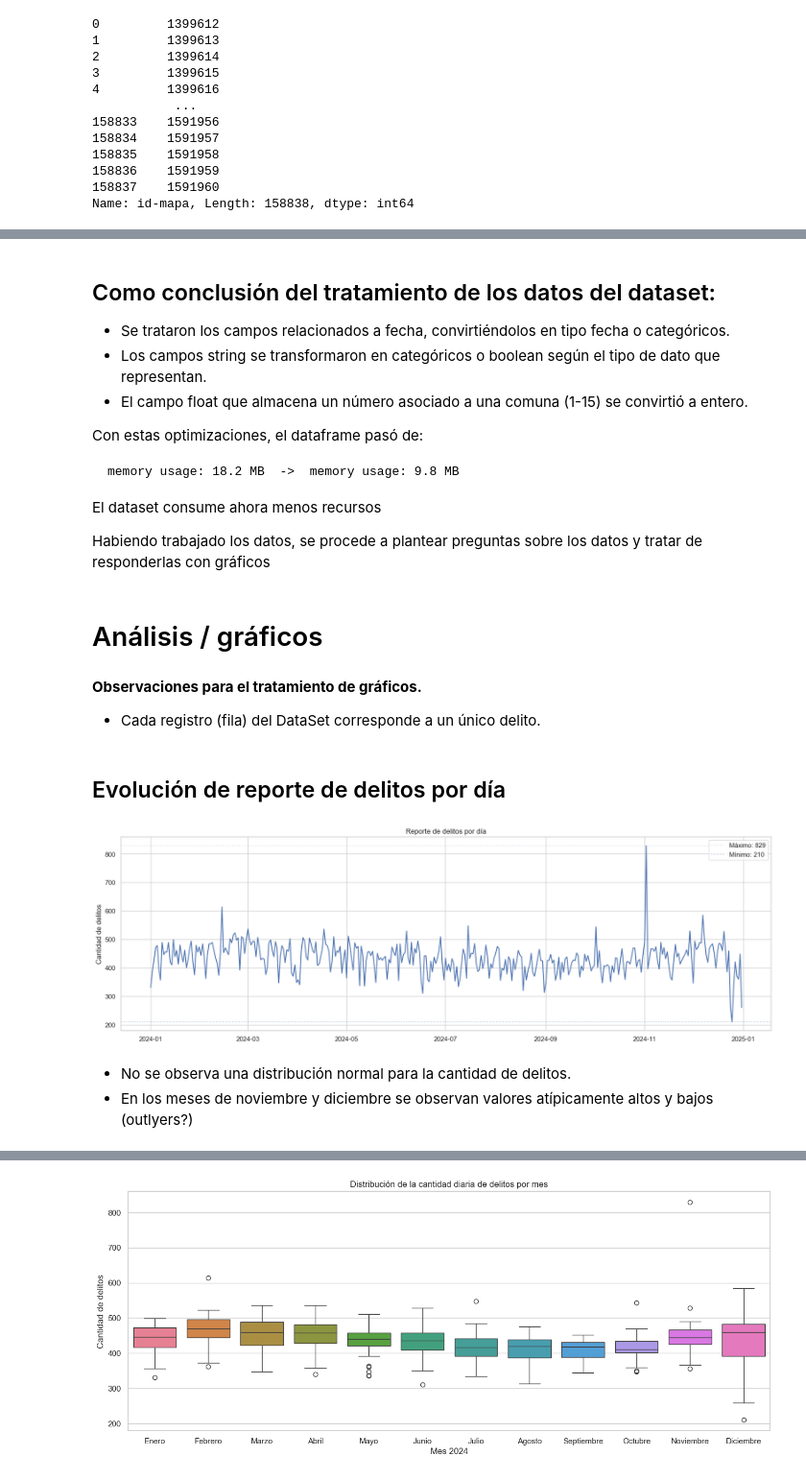
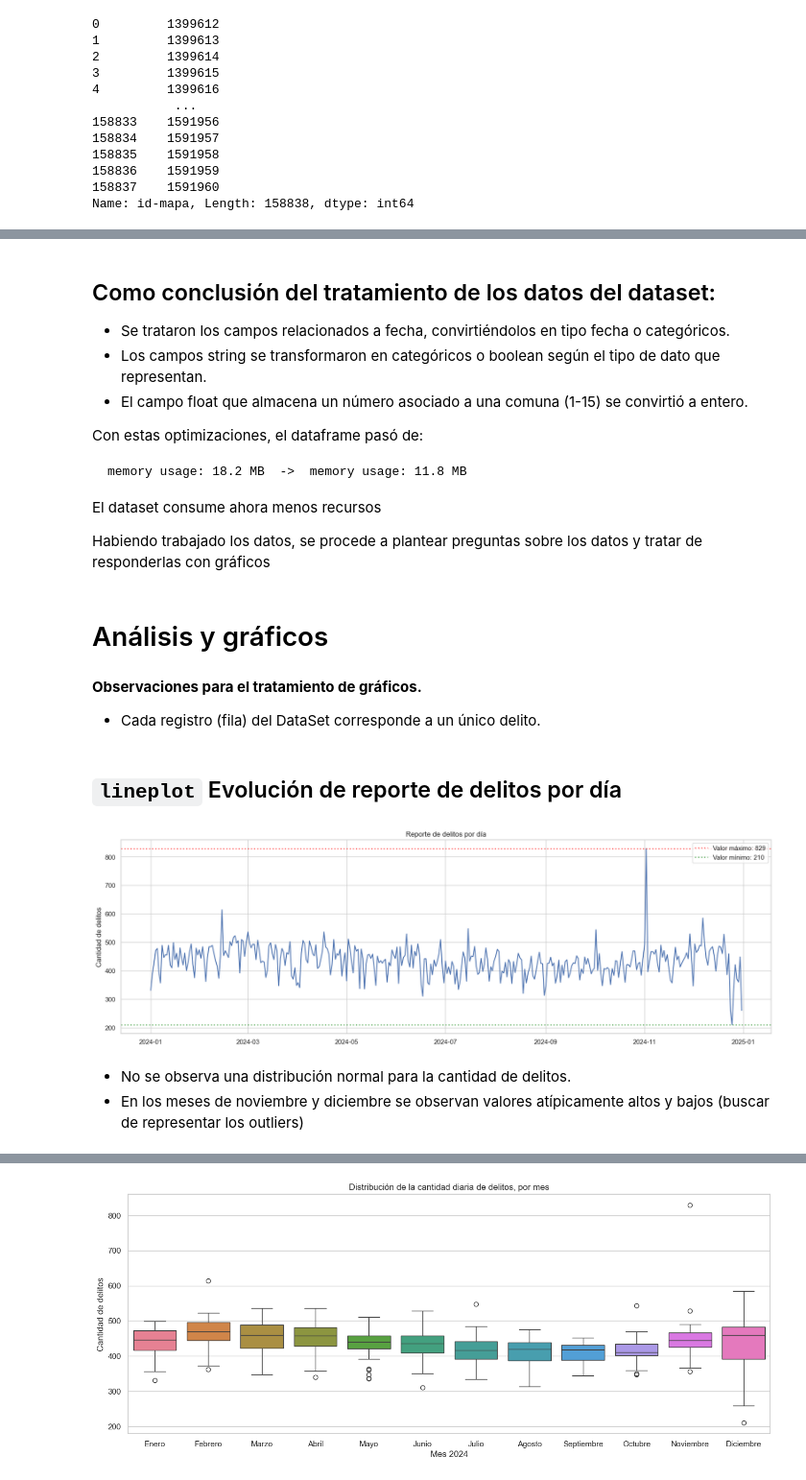
Before and after one commit to matiasobregon/diplo-ia_up_tp1, a Jupyter notebook: tp1_desarrollo.ipynb, the cells around one changed output, grey strips where cells are left out. Shown at 96% size. Saved outputs shown, nothing was run; the diff lists cells and outputs as text; code cells hidden in the pictures.

````diff
--- a/tp1_desarrollo.ipynb
+++ b/tp1_desarrollo.ipynb
@@ -48,6 +48,25 @@ def valores_unicos_a_df(df, columna):
     )
     resultado.columns = ['valor', 'cantidad']
     return resultado
+
+def obtener_estacion(fecha):
+    """
+    Devuelve la estación del año en base a la fecha 'fecha'
+    """
+    mes = fecha.month
+    dia = fecha.day
+
+    if (mes == 12 and dia >= 21) or mes in [1, 2] or (mes == 3 and dia <= 20):
+        return 'Verano'
+
+    elif (mes == 3 and dia >= 21) or mes in [4, 5] or (mes == 6 and dia <= 20):
+        return 'Otoño'
+
+    elif (mes == 6 and dia >= 21) or mes in [7, 8] or (mes == 9 and dia <= 20):
+        return 'Invierno'
+
+    else:
+        return 'Primavera'
 # %% [markdown]
 # Exploración de datos (DEA)
 Luego de haber cargado el dataset, hago una inspección geneal del dataframe buscando validar que sea útil para el TP.
@@ -352,0 +380,5 @@ df.sample(n=3)
+# %%
+# Creo columna semana.
+# encontré que 'isocalendar().week me devuelve el valor de la semana'
+df['semana'] = df['fecha'].dt.isocalendar().week
+df['semana'].describe() # min 1, max 52
@@ -352,0 +395,2 @@ df.sample(n=3)
+# %%
+df['estacion'] = df['fecha'].apply(obtener_estacion)
@@ -571,7 +619,7 @@ memory usage: 9.8 MB
 
 Con estas optimizaciones, el dataframe pasó de:
 ```
-memory usage: 18.2 MB  ->  memory usage: 9.8 MB
+memory usage: 18.2 MB  ->  memory usage: 11.8 MB
 ```
 
 
@@ -579,7 +627,7 @@ El dataset consume ahora menos recursos
 
 Habiendo trabajado los datos, se procede a plantear preguntas sobre los datos y tratar de responderlas con gráficos
 # %% [markdown]
-# Análisis / gráficos
+# Análisis y gráficos
 # %% [markdown]
 **Observaciones para el tratamiento de gráficos.**
 
@@ -589,8 +637,8 @@ Habiendo trabajado los datos, se procede a plantear preguntas sobre los datos y
 sns.set_theme(style="whitegrid")
 # %% [markdown]
-## Evolución de reporte de delitos por día
+## `lineplot` Evolución de reporte de delitos por día
 # %%
-# Delitos por fecha
+# delitos por fecha: armo un grafico de líneas mostrando el total de delitos de cada día.
 delitos_fecha = (
     df.groupby('fecha')['cantidad']
     .sum()
@@ -600,39 +648,43 @@ delitos_fecha = (
 plt.figure(figsize=(20, 6))
 
 sns.lineplot(
     data=delitos_fecha,
     x='fecha',
     y='cantidad'
 )
 
-# Buscar máximo y mínimo
+# busco los máximo y mínimo, porque me gustaría graficarlos
 maximo = delitos_fecha['cantidad'].max()
 minimo = delitos_fecha['cantidad'].min()
 
 # Dibujar líneas horizontales
 plt.axhline(
     y=maximo,
     linestyle='dotted',
-    label=f'Máximo: {maximo}',
-    alpha=0.2
+    label=f'Valor máximo: {maximo}',
+    alpha=0.6,
+    color ='red',
+    linewidth=2,
 )
 
 plt.axhline(
     y=minimo,
     linestyle='dotted',
-    label=f'Mínimo: {minimo}',
-    alpha=0.4
+    label=f'Valor mínimo: {minimo}',
+    alpha=0.6,
+    color ='green',
+    linewidth=2,
 )
 
 plt.legend()
 
 plt.title('Reporte de delitos por día')
 plt.xlabel('')
 plt.ylabel('Cantidad de delitos')
 
 plt.show()
 # %% [output]
-[figure, old version]
+[figure, new version]
 # %% [markdown]
 - No se observa una distribución normal para la cantidad de delitos.
-- En los meses de noviembre y diciembre se observan valores atípicamente altos y bajos (outlyers?)
+- En los meses de noviembre y diciembre se observan valores atípicamente altos y bajos (buscar de representar los outliers)
````
Also changed, not shown: parts of 69 cells of this notebook.
